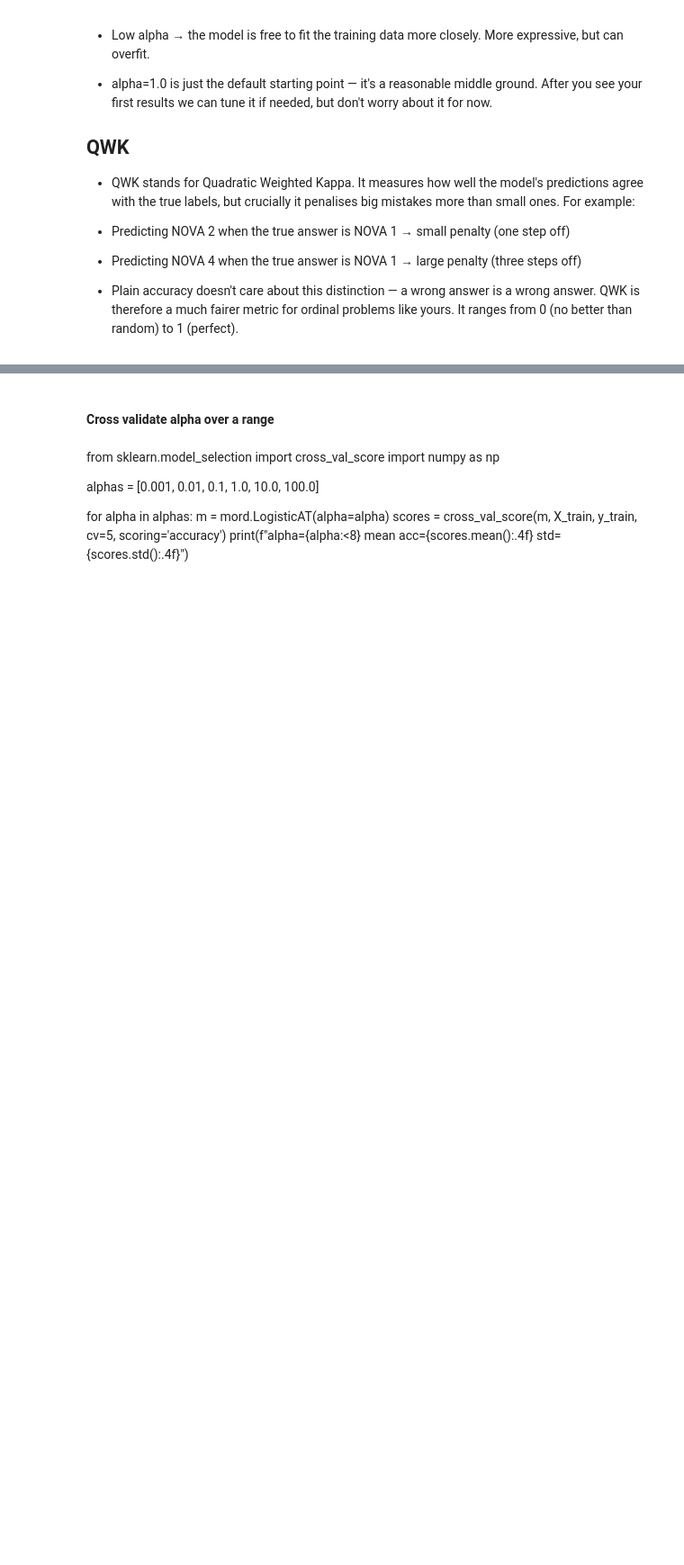
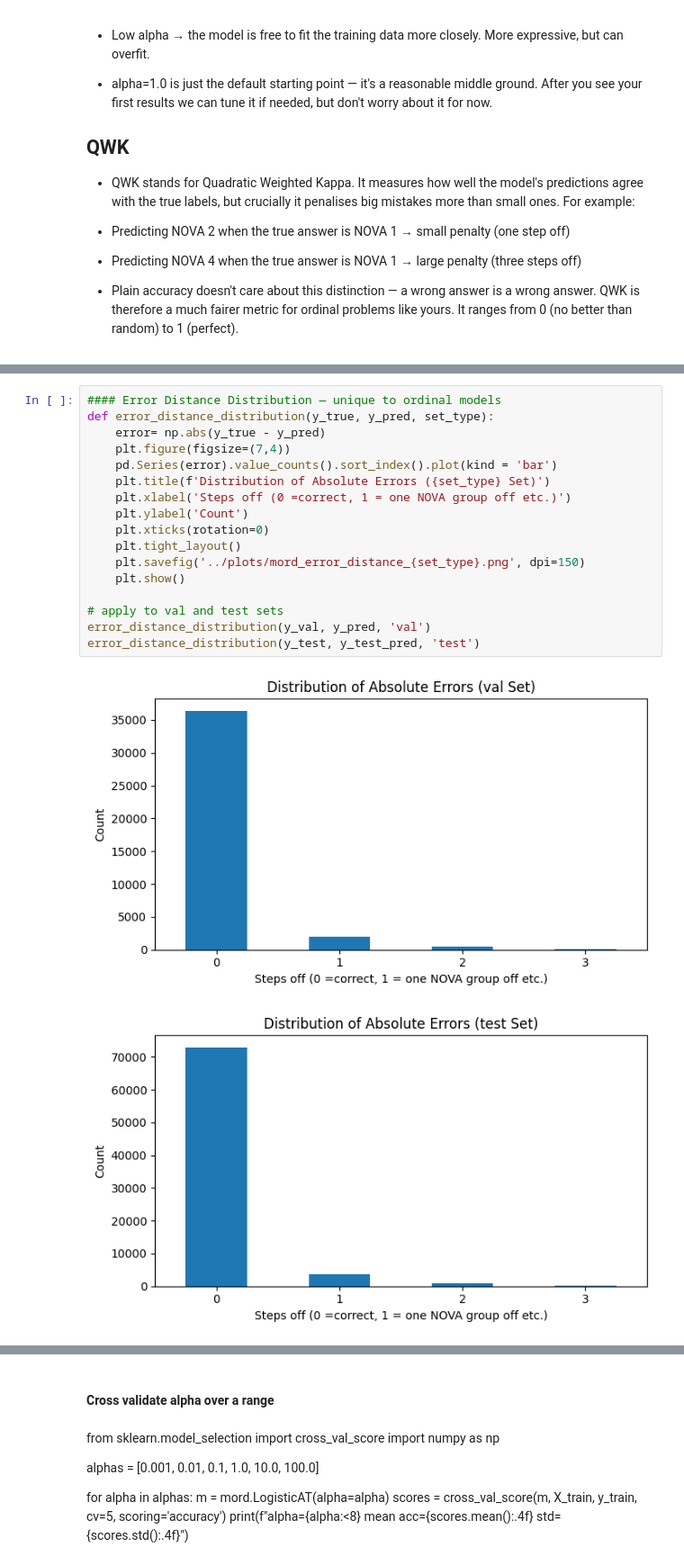
Before and after one commit to SofieBT2/DataScience2026, a Jupyter notebook: src/Modelling.ipynb, the cells around one changed output, grey strips where cells are left out. Shown at 90% size. Drawn from its saved outputs; the diff is of its cells as text; blank space fills up the shorter version.

```diff
--- a/src/Modelling.ipynb
+++ b/src/Modelling.ipynb
@@ -712,0 +775,20 @@ KeyboardInterrupt:
+# %%
+#### Error Distance Distribution — unique to ordinal models
+def error_distance_distribution(y_true, y_pred, set_type):
+    error= np.abs(y_true - y_pred)
+    plt.figure(figsize=(7,4))
+    pd.Series(error).value_counts().sort_index().plot(kind = 'bar')
+    plt.title(f'Distribution of Absolute Errors ({set_type} Set)')
+    plt.xlabel('Steps off (0 =correct, 1 = one NOVA group off etc.)')
+    plt.ylabel('Count')
+    plt.xticks(rotation=0)
+    plt.tight_layout()
+    plt.savefig('../plots/mord_error_distance_{set_type}.png', dpi=150)
+    plt.show()
+
+# apply to val and test sets
+error_distance_distribution(y_val, y_pred, 'val')
+error_distance_distribution(y_test, y_test_pred, 'test')
+# %% [output]
+[figure, added]
+[figure, added]
```
Also changed, not shown: parts of 22 cells of this notebook, 25 other files.
